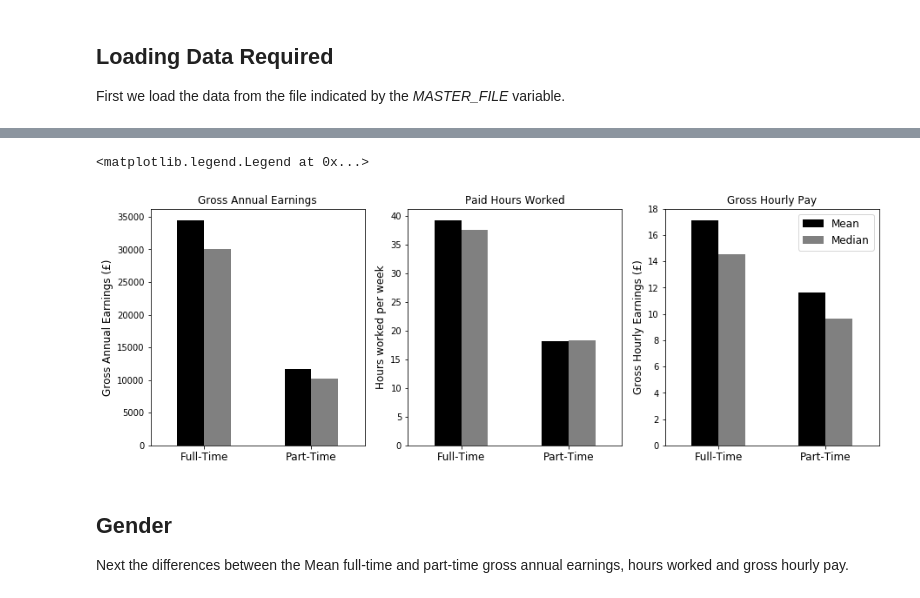
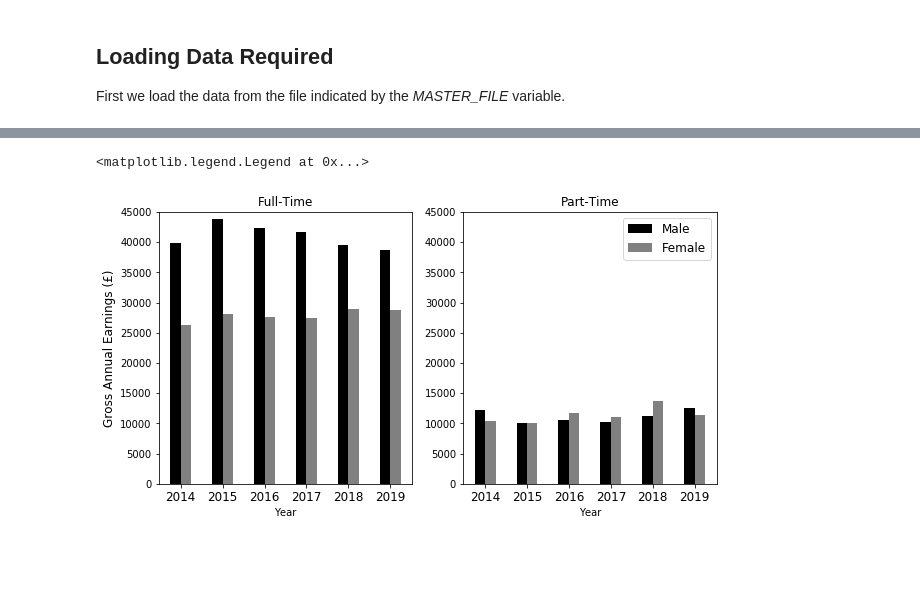
Before and after one commit to Sciprios/SwindonCovid, a Jupyter notebook: Salary/Earnings.ipynb, the cells around one changed output, grey strips where cells are left out. Saved outputs shown, nothing was run; the diff lists cells and outputs as text; code cells hidden in the pictures; blank space fills up the shorter version.

Commit message:
Time series update

```diff
--- a/Salary/Earnings.ipynb
+++ b/Salary/Earnings.ipynb
@@ -37,62 +111,64 @@ To begin we look at the differences between earnings and total hours worked for
 # %%
-fig, all_axs = plt.subplots(nrows=1, ncols=3, figsize=(15, 5))
+fig, all_axs = plt.subplots(nrows=1, ncols=2, figsize=(10, 5))
 
 colours = ['k', 'grey']
-bar_width = 0.5
+bar_width = 0.25
 
+sexes = ["Male", "Female"]
 work_types = ["Full-Time", "Part-Time"]
 
-for idx, item in enumerate(["Annual pay - Gross", "Paid hours worked - Total", "Hourly pay - Gross"]):
-    for widx, work_type in enumerate(work_types):
+for widx, work in enumerate(work_types):
+    for yidx, year in enumerate(earnings_data['Year'].unique()):
         interested_data = earnings_data.loc[
-            (earnings_data['WorkingPattern'] == work_type) & (earnings_data['Sex'] == "All") & (earnings_data['HoursAndEarnings'] == item)
+            (
+                earnings_data['WorkingPattern'] == work
+            ) & (
+                earnings_data['HoursAndEarnings'] == "Annual pay - Gross"
+            ) & (
+                earnings_data['Geography'] == "Swindon"
+            ) & (
+                earnings_data['Year'] == year
+            ) & (
+                earnings_data['AveragesAndPercentiles'] == "Mean"
+            )
         ]
 
-        # Plot the mean
-        val = interested_data.loc[interested_data['AveragesAndPercentiles'] == "Mean"][['Figure']].iloc[0][0]
-        mn = all_axs[idx].bar(
-            ((widx+1)*2)-(bar_width/2),
+        # Get and plot Full-Time annual salary
+        val = interested_data.loc[interested_data['Sex'] == sexes[0]][['Figure']].iloc[0][0]
+        ft = all_axs[widx].bar(
+            year-(bar_width/2),
             val,
             color='k',
             width=bar_width,
-            label="Mean"
+            label="Full-Time"
         )
 
-        # Plot the median
-        val = interested_data.loc[interested_data['AveragesAndPercentiles'] == "Median"][['Figure']].iloc[0][0]
-        me = all_axs[idx].bar(
-            ((widx+1)*2)+(bar_width/2),
+        # Get and plot Part-Time annual salary
+        val = interested_data.loc[interested_data['Sex'] == sexes[1]][['Figure']].iloc[0][0]
+        pt = all_axs[widx].bar(
+            year+(bar_width/2),
             val,
             color='grey',
             width=bar_width,
-            label="Median"
+            label="Part-Time"
         )
 
-all_axs[0].set_title("Gross Annual Earnings", fontsize=12)
+all_axs[0].set_title("Full-Time", fontsize=12)
 all_axs[0].set_ylabel("Gross Annual Earnings (£)", fontsize=12)
-all_axs[0].set_xticks([2, 4])
-all_axs[0].set_xticklabels(work_types, fontsize=12)
-all_axs[0].set_xlim(1, 5)
+all_axs[0].set_xticks(earnings_data['Year'].unique())
+all_axs[0].set_xticklabels(earnings_data['Year'].unique(), fontsize=12)
+all_axs[0].set_ylim([0, 45000])
+all_axs[0].set_xlabel("Year")
 
-all_axs[1].set_title("Paid Hours Worked", fontsize=12)
-all_axs[1].set_ylabel("Hours worked per week", fontsize=12)
-all_axs[1].set_xticks([2, 4])
-all_axs[1].set_xticklabels(work_types, fontsize=12)
-all_axs[1].set_xlim(1, 5)
+all_axs[1].set_title("Part-Time", fontsize=12)
+all_axs[1].set_xticks(earnings_data['Year'].unique())
+all_axs[1].set_xticklabels(earnings_data['Year'].unique(), fontsize=12)
+all_axs[1].set_ylim([0, 45000])
+all_axs[1].set_xlabel("Year")
+#all_axs.set_xlim(1, 5)
 
-
-all_axs[2].set_title("Gross Hourly Pay", fontsize=12)
-all_axs[2].set_ylabel("Gross Hourly Earnings (£)", fontsize=12)
-all_axs[2].set_xticks([2, 4])
-all_axs[2].set_xticklabels(work_types, fontsize=12)
-all_axs[2].set_xlim(1, 5)
-
-all_axs[2].legend([mn, me], ["Mean", "Median"], fontsize=12)
+all_axs[widx].legend([ft, pt], sexes, fontsize=12, loc='upper right')
 # %% [output]
 <matplotlib.legend.Legend at 0x...>
-[figure, old version]
+[figure, new version]
-# %% [markdown]
-## Gender
-
-Next the differences between the Mean full-time and part-time gross annual earnings, hours worked and gross hourly pay.
 # %%
```
Also changed, not shown: parts of 4 cells of this notebook.
